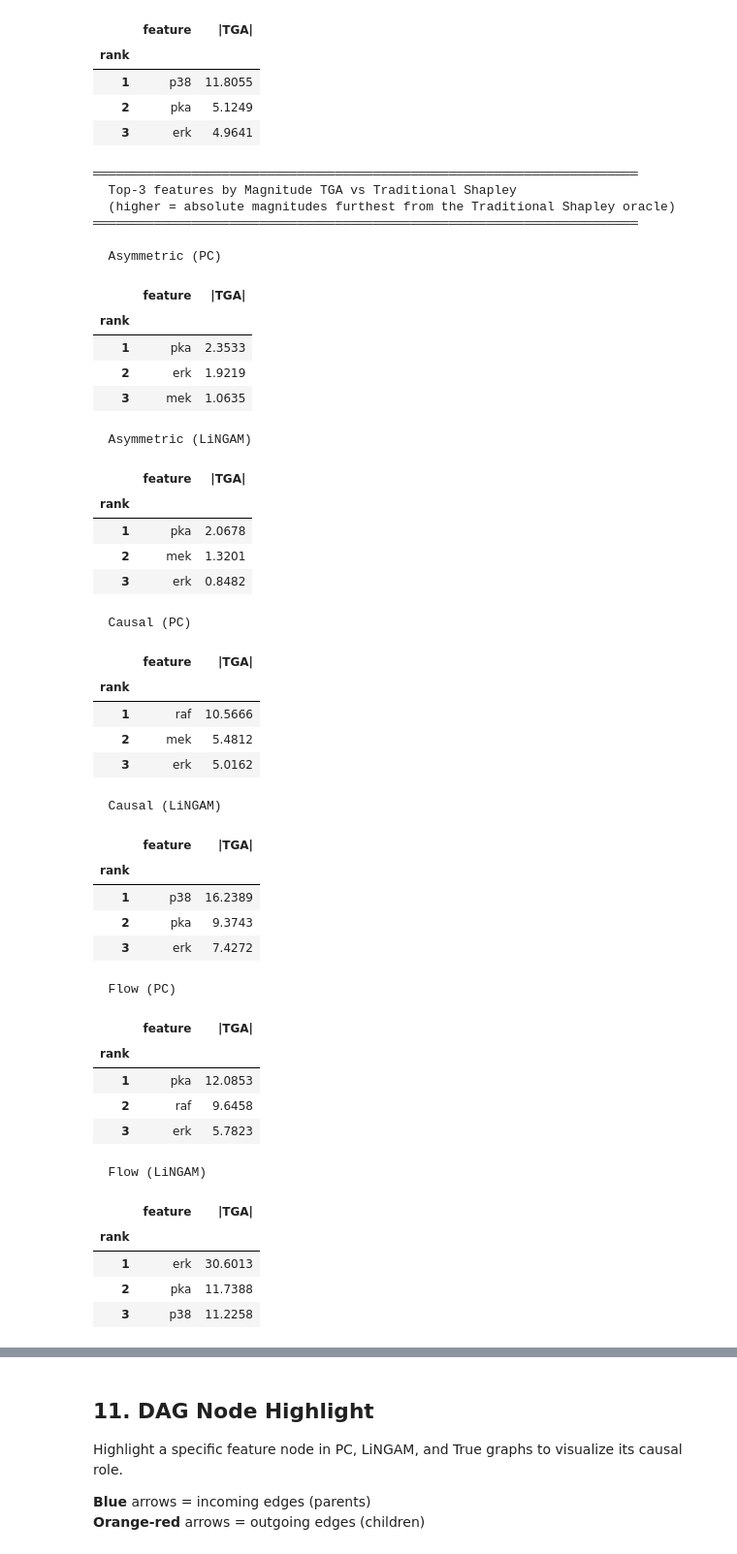
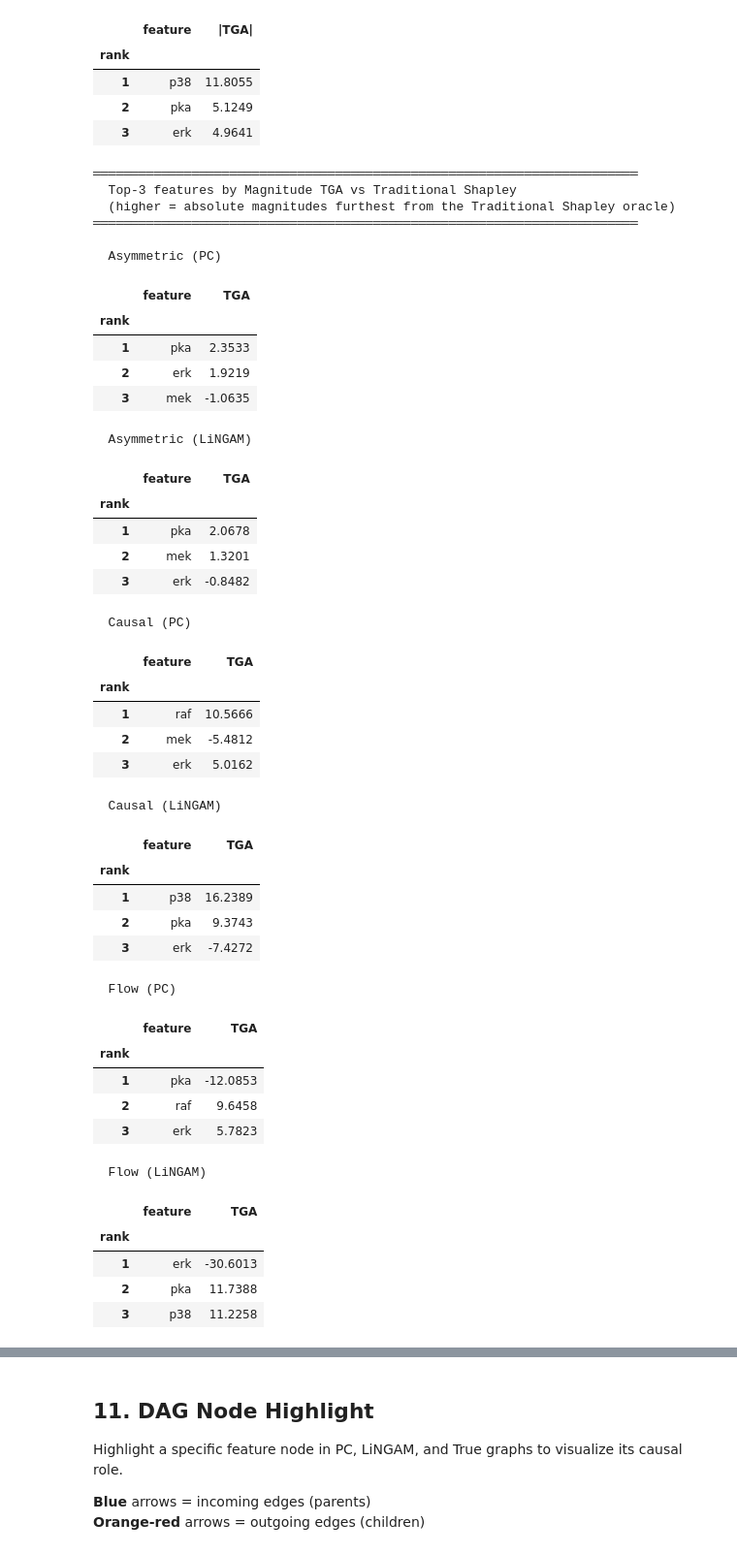
Before and after one commit to juanriosg12/master_thesis, a Jupyter notebook: notebooks/real_data_summary.ipynb, the cells around one changed output, grey strips where cells are left out. Shown at 97% size. Drawn from its saved outputs; the diff is of its cells as text; code cells hidden in the pictures.

```diff
--- a/notebooks/real_data_summary.ipynb
+++ b/notebooks/real_data_summary.ipynb
@@ -1482,54 +1396,54 @@ for (meth, g), arr in tga_data.items():
 # %%
 # ── 10e: Top-K features by Magnitude TGA vs Traditional Shapley ──────────────────────────
 # Using tga_scratch computed in section 2
 
 print(f"\n{'═' * 72}")
 print(f"  Top-{K_DIAG} features by Magnitude TGA vs Traditional Shapley")
 print(f"  (higher = absolute magnitudes furthest from the Traditional Shapley oracle)")
 print(f"{'═' * 72}")
 for (meth, g), arr in tga_scratch.items():
-    df_t = top_k_features(np.abs(arr), feature_names, k=K_DIAG, ascending=False, score_col="|TGA|")
+    df_t = top_k_features(arr, feature_names, k=K_DIAG, ascending=False, score_col="TGA")
     print(f"\n  {meth} ({g})")
     display(df_t)
 # %% [output]
 ════════════════════════════════════════════════════════════════════════
   Top-3 features by Magnitude TGA vs Traditional Shapley
   (higher = absolute magnitudes furthest from the Traditional Shapley oracle)
 ════════════════════════════════════════════════════════════════════════
 
   Asymmetric (PC)
-|  | feature | |TGA| |
+|  | feature | TGA |
 | rank |  |  |
 | 1 | pka | 2.3533 |
 | 2 | erk | 1.9219 |
-| 3 | mek | 1.0635 |
+| 3 | mek | -1.0635 |
   Asymmetric (LiNGAM)
-|  | feature | |TGA| |
+|  | feature | TGA |
 | rank |  |  |
 | 1 | pka | 2.0678 |
 | 2 | mek | 1.3201 |
-| 3 | erk | 0.8482 |
+| 3 | erk | -0.8482 |
   Causal (PC)
-|  | feature | |TGA| |
+|  | feature | TGA |
 | rank |  |  |
 | 1 | raf | 10.5666 |
-| 2 | mek | 5.4812 |
+| 2 | mek | -5.4812 |
 | 3 | erk | 5.0162 |
   Causal (LiNGAM)
-|  | feature | |TGA| |
+|  | feature | TGA |
 | rank |  |  |
 | 1 | p38 | 16.2389 |
 | 2 | pka | 9.3743 |
-| 3 | erk | 7.4272 |
+| 3 | erk | -7.4272 |
   Flow (PC)
-|  | feature | |TGA| |
+|  | feature | TGA |
 | rank |  |  |
-| 1 | pka | 12.0853 |
+| 1 | pka | -12.0853 |
 | 2 | raf | 9.6458 |
 | 3 | erk | 5.7823 |
   Flow (LiNGAM)
-|  | feature | |TGA| |
+|  | feature | TGA |
 | rank |  |  |
-| 1 | erk | 30.6013 |
+| 1 | erk | -30.6013 |
 | 2 | pka | 11.7388 |
 | 3 | p38 | 11.2258 |
```
Also changed, not shown: parts of 2 cells of this notebook, 5 other files.
